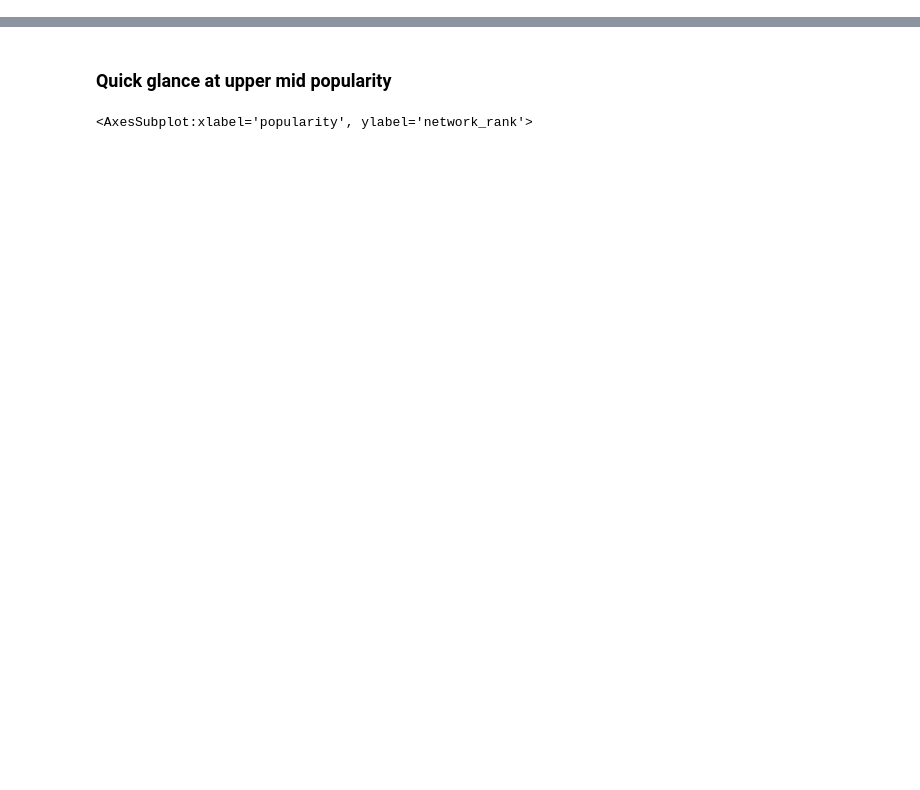
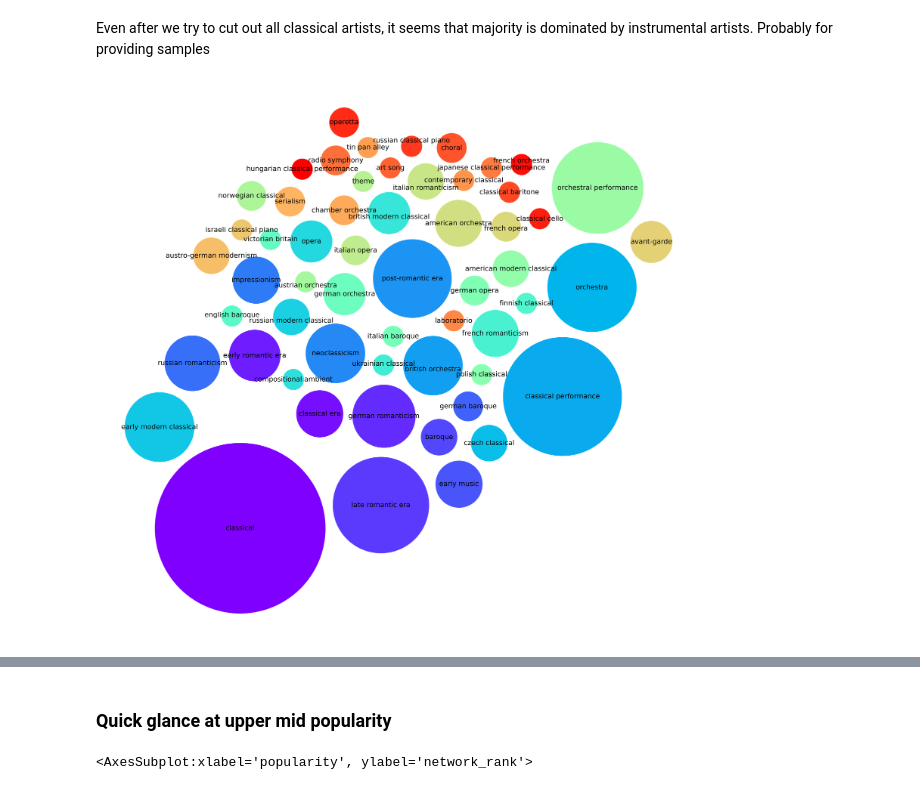
Before and after one commit to inwonakng/musicians-network, a Jupyter notebook: feature_corel.ipynb, the cells around one changed output, grey strips where cells are left out. Drawn from its saved outputs; the diff is of its cells as text; code cells hidden in the pictures; blank space fills up the shorter version.

```diff
--- a/feature_corel.ipynb
+++ b/feature_corel.ipynb
@@ -24 +52,59 @@ read in data
+# %% [markdown]
+Even after we try to cut out all classical artists, it seems that majority is dominated by instrumental artists. Probably for providing samples
+# %%
+import seaborn as sns
+import matplotlib.pyplot as plt
+from collections import Counter
+from utils.BubbleChart import BubbleChart
+
+plt.rcParams.update({'font.size': 38})
+
+flatten = lambda x: [xxx for xx in x for xxx in xx]
+
+genre_df = pd.DataFrame(list(Counter(flatten(mus_nodes.sort_values('network_rank',ascending=False)[:100].genres.values.tolist())).items()),
+             columns=['genre','num'])
+
+find_idx = lambda x: genre_df[genre_df.genre.str.contains(x)].index.values[0]
+
+
+# sns.scatterplot(data=genre_df,x='genre',y='count',size='count')
+bc = BubbleChart(genre_df.num.values,bubble_spacing=0.5)
+
+cmap = plt.cm.get_cmap('rainbow',len(genre_df))
+colors = [cmap(i) for i in range(len(genre_df))]
+
+bc.collapse()
+
+fig, ax = plt.subplots(figsize=(60,60),
+                    #    this one stays!!!!!! idk what it does but without it matplotlib murders laptop
+                       subplot_kw=dict(aspect="equal"))
+
+manual_offsets = np.zeros((len(genre_df),2))
+
+manual_offsets[find_idx('russian classical piano')] = [0,0.3]
+manual_offsets[find_idx('french orchestra')] = [0,0.2]
+manual_offsets[find_idx('english baroque')] = [0,0.05]
+manual_offsets[find_idx('ukrainian classi')] = [0,0.07]
+
+manual_offsets[find_idx('british modern')] = [0,-0.2]
+manual_offsets[find_idx('austrian orchestra')] = [0,-0.2]
+manual_offsets[find_idx('russian modern classical')] = [0,-0.2]
+manual_offsets[find_idx('british orchestra')] = [0,-0.2]
+manual_offsets[find_idx('italian roman')] = [0,-0.35]
+manual_offsets[find_idx('french opera')] = [0,-0.1]
+
+
+bc.plot(
+    ax, genre_df.genre.values, colors, manual_offsets)
+ax.axis("off")
+ax.relim()
+ax.autoscale_view()
+# ax.set_title('Genre tags of top 100 network ranks')
+
+fig.savefig('pics/features/top100_network_genres.png')
+
+# revert font
+plt.rcParams.update(plt.rcParamsDefault)
+# %% [output]
+[figure, added]
 # %%
```
Also changed, not shown: parts of 11 cells of this notebook, 24 other files.
